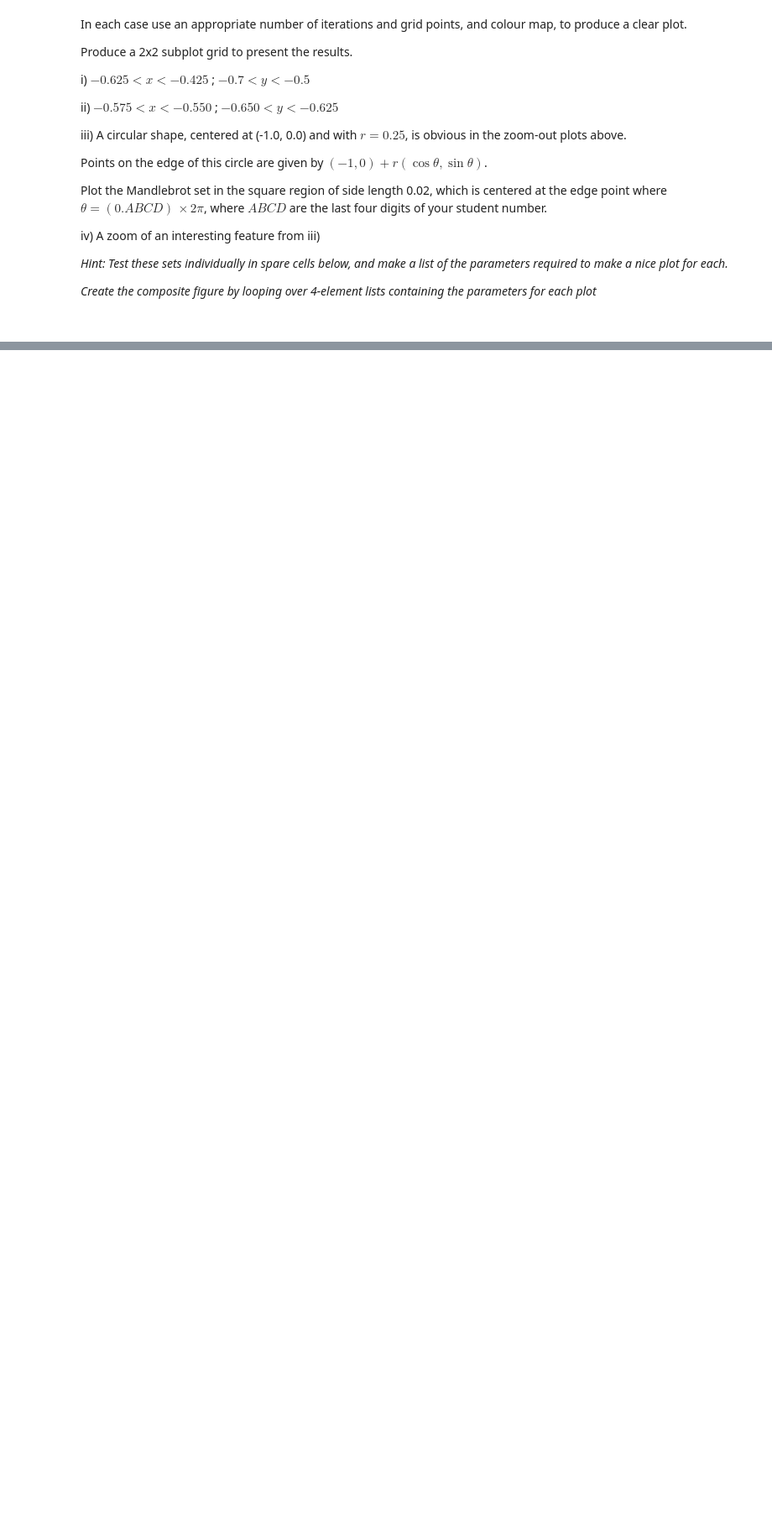
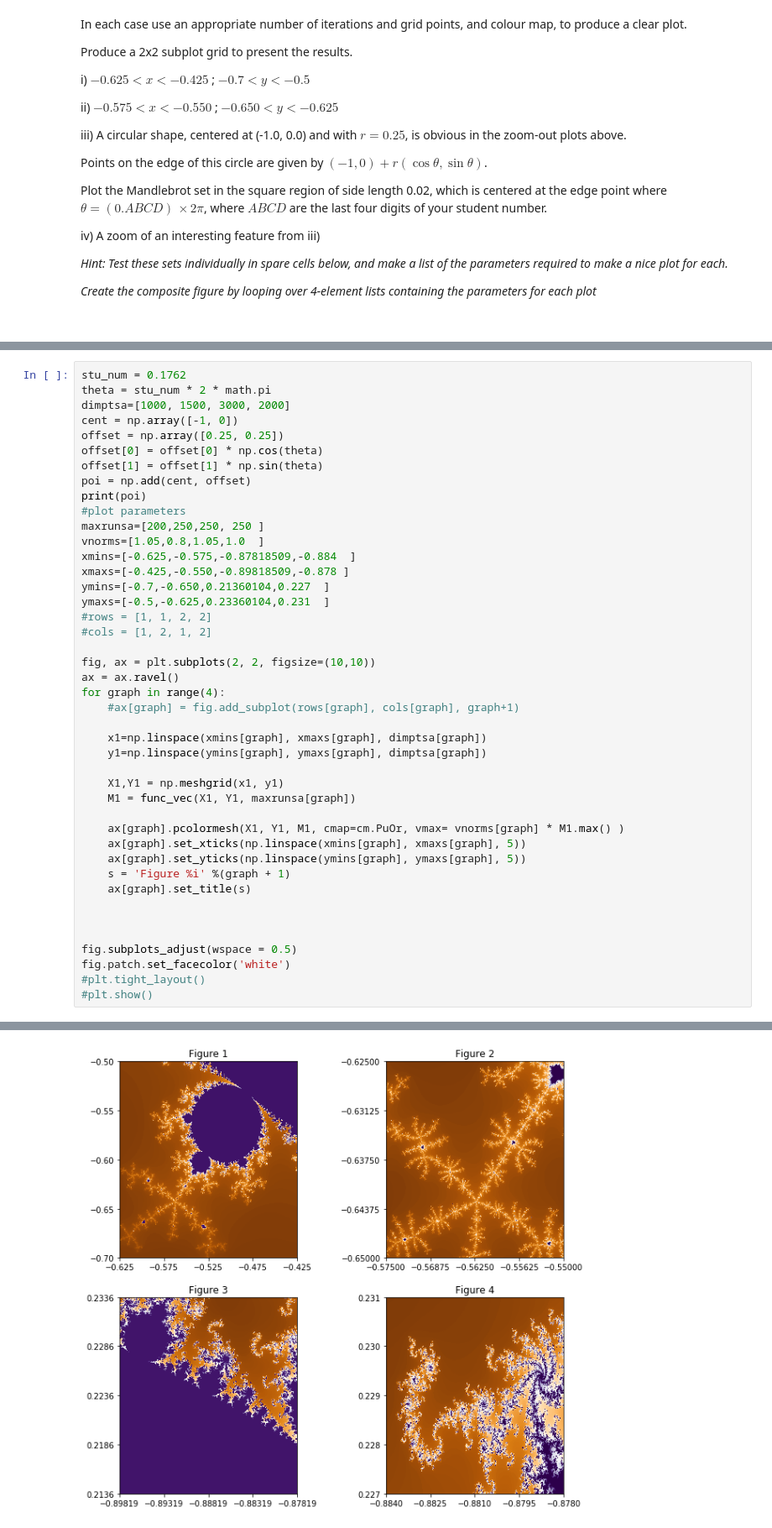
Before and after one commit to StephenWasntAvailable/CompSim18_19, a Jupyter notebook: Jupyter Notebooks/1_mandelbrot_exercise.ipynb, the cells around one changed output, grey strips where cells are left out. Shown at 84% size. Drawn from its saved outputs; the diff is of its cells as text; blank space fills up the shorter version.

```diff
--- a/Jupyter Notebooks/1_mandelbrot_exercise.ipynb
+++ b/Jupyter Notebooks/1_mandelbrot_exercise.ipynb
@@ -212,0 +183,44 @@ plt.show()
+# %%
+stu_num = 0.1762
+theta = stu_num * 2 * math.pi
+dimptsa=[1000, 1500, 3000, 2000]
+cent = np.array([-1, 0])
+offset = np.array([0.25, 0.25])
+offset[0] = offset[0] * np.cos(theta)
+offset[1] = offset[1] * np.sin(theta)
+poi = np.add(cent, offset)
+print(poi)
+#plot parameters
+maxrunsa=[200,250,250, 250 ]
+vnorms=[1.05,0.8,1.05,1.0  ]
+xmins=[-0.625,-0.575,-0.87818509,-0.884  ]
+xmaxs=[-0.425,-0.550,-0.89818509,-0.878 ]
+ymins=[-0.7,-0.650,0.21360104,0.227  ]
+ymaxs=[-0.5,-0.625,0.23360104,0.231  ]
+#rows = [1, 1, 2, 2]
+#cols = [1, 2, 1, 2]
+
+fig, ax = plt.subplots(2, 2, figsize=(10,10))
+ax = ax.ravel()
+for graph in range(4):
+    #ax[graph] = fig.add_subplot(rows[graph], cols[graph], graph+1)
+
+    x1=np.linspace(xmins[graph], xmaxs[graph], dimptsa[graph])
+    y1=np.linspace(ymins[graph], ymaxs[graph], dimptsa[graph])
+
+    X1,Y1 = np.meshgrid(x1, y1)
+    M1 = func_vec(X1, Y1, maxrunsa[graph])
+
+    ax[graph].pcolormesh(X1, Y1, M1, cmap=cm.PuOr, vmax= vnorms[graph] * M1.max() )
+    ax[graph].set_xticks(np.linspace(xmins[graph], xmaxs[graph], 5))
+    ax[graph].set_yticks(np.linspace(ymins[graph], ymaxs[graph], 5))
+    s = 'Figure %i' %(graph + 1)
+    ax[graph].set_title(s)
+
+
+
+fig.subplots_adjust(wspace = 0.5)
+fig.patch.set_facecolor('white')
+#plt.tight_layout()
+#plt.show()
+# %% [output]
@@ -212,0 +228 @@ plt.show()
+[figure, added]
```
Also changed, not shown: parts of 6 cells of this notebook, 1 other file.
